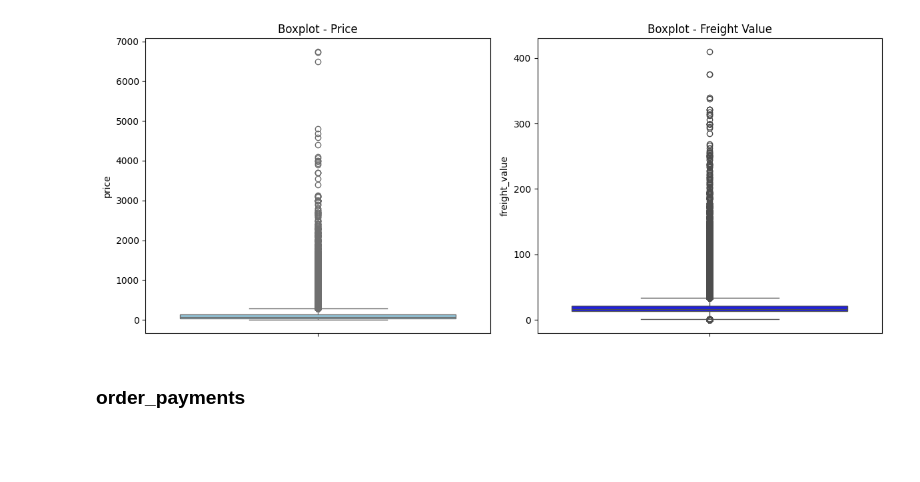
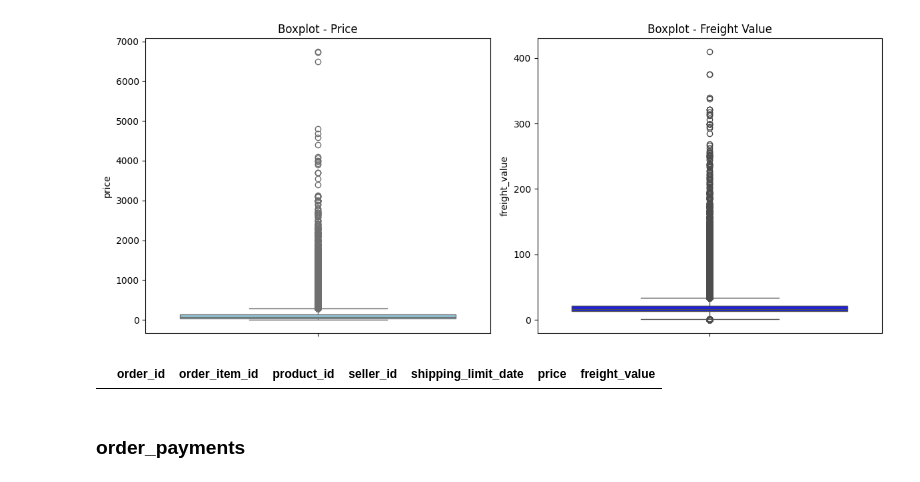
Before and after one commit to pathilink/triggo-ai_case, a Jupyter notebook: notebook/triggo_ai_prep.ipynb, the cells around one changed output. Cells and saved outputs as stored; diff of their text form; code cells hidden in the pictures; blank space fills up the shorter version.

```diff
--- a/notebook/triggo_ai_prep.ipynb
+++ b/notebook/triggo_ai_prep.ipynb
@@ -234,6 +252,11 @@ plt.tight_layout()
 plt.show()
 # %% [output]
 [figure]
+# %%
+# checks for duplicate lines
+order_items_df_[order_items_df_.duplicated()]
+# %% [output]
+|  | order_id | order_item_id | product_id | seller_id | shipping_limit_date | price | freight_value |
 # %% [markdown]
 ### order_payments
 # %%
```
Also changed, not shown: parts of 28 cells of this notebook.
